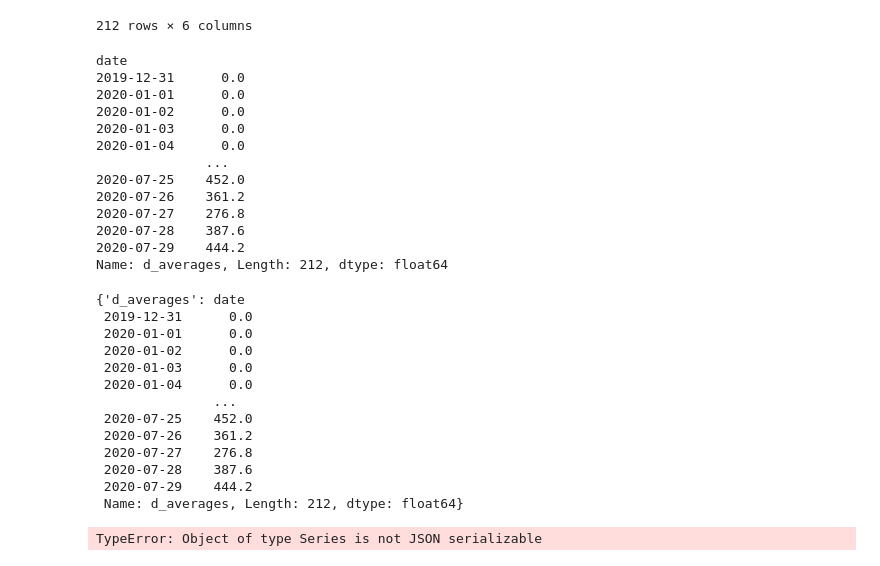
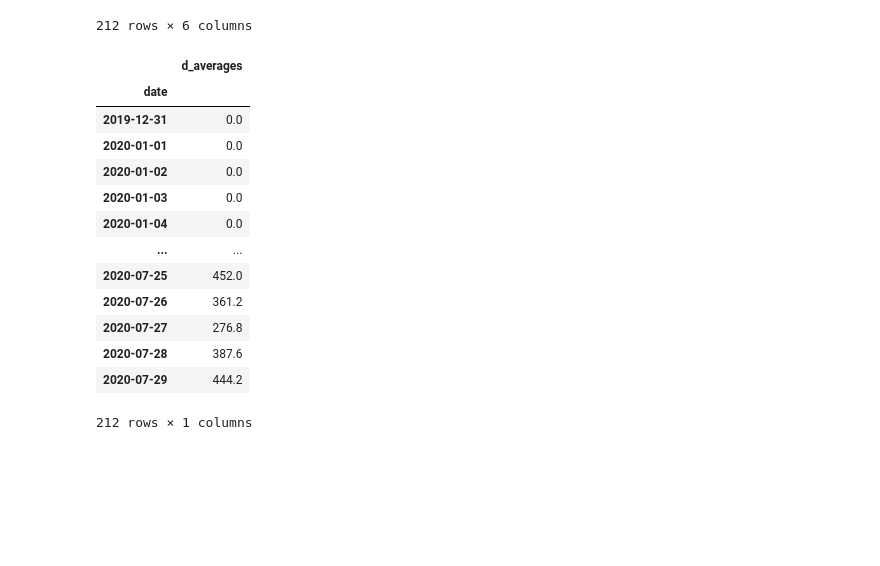
Before and after one commit to Jalex-Yestera/Proyecto_Covid_Agosto, a Jupyter notebook: src/Old es cool_definitivo.ipynb, the cells around one changed output. Cells and saved outputs as stored; diff of their text form; code cells hidden in the pictures; blank space fills up the shorter version.

Commit message:
json definitivo

```diff
--- a/src/Old es cool.ipynb
+++ b/src/Old es cool_definitivo.ipynb
@@ -105,44 +105,23 @@ h
 # Sacamos la serie
 
 h=h["d_averages"]
-h
-# %% [output]
-date
-2019-12-31      0.0
-2020-01-01      0.0
-2020-01-02      0.0
-2020-01-03      0.0
-2020-01-04      0.0
-              ...
-2020-07-25    452.0
-2020-07-26    361.2
-2020-07-27    276.8
-2020-07-28    387.6
-2020-07-29    444.2
-Name: d_averages, Length: 212, dtype: float64
-# %%
-# Hacemos un diccionario y metemos la serie como valor de la key d_averages.
-
-diccio={"d_averages":h}
-diccio
-# %% [output]
-{'d_averages': date
- 2019-12-31      0.0
- 2020-01-01      0.0
- 2020-01-02      0.0
- 2020-01-03      0.0
- 2020-01-04      0.0
-               ...
- 2020-07-25    452.0
- 2020-07-26    361.2
- 2020-07-27    276.8
- 2020-07-28    387.6
- 2020-07-29    444.2
- Name: d_averages, Length: 212, dtype: float64}
-# %%
-# Convertimos lel diccionario en d_averages.json
-
-with open('d_averages.json', 'w') as fp:
-    json.dump(diccio, fp, indent=4)
-# %% [output]
-TypeError: Object of type Series is not JSON serializable
+# %%
+# Convertimos la serie en dataframe
+
+h=h.to_frame()
+h
+# %% [output]
+|  | d_averages |
+| date |  |
+| 2019-12-31 | 0.0 |
+| 2020-01-01 | 0.0 |
+| 2020-01-02 | 0.0 |
+| 2020-01-03 | 0.0 |
+| 2020-01-04 | 0.0 |
+| ... | ... |
+| 2020-07-25 | 452.0 |
+| 2020-07-26 | 361.2 |
+| 2020-07-27 | 276.8 |
+| 2020-07-28 | 387.6 |
+| 2020-07-29 | 444.2 |
+212 rows × 1 columns
```
Also changed, not shown: parts of 1 cell of this notebook.
